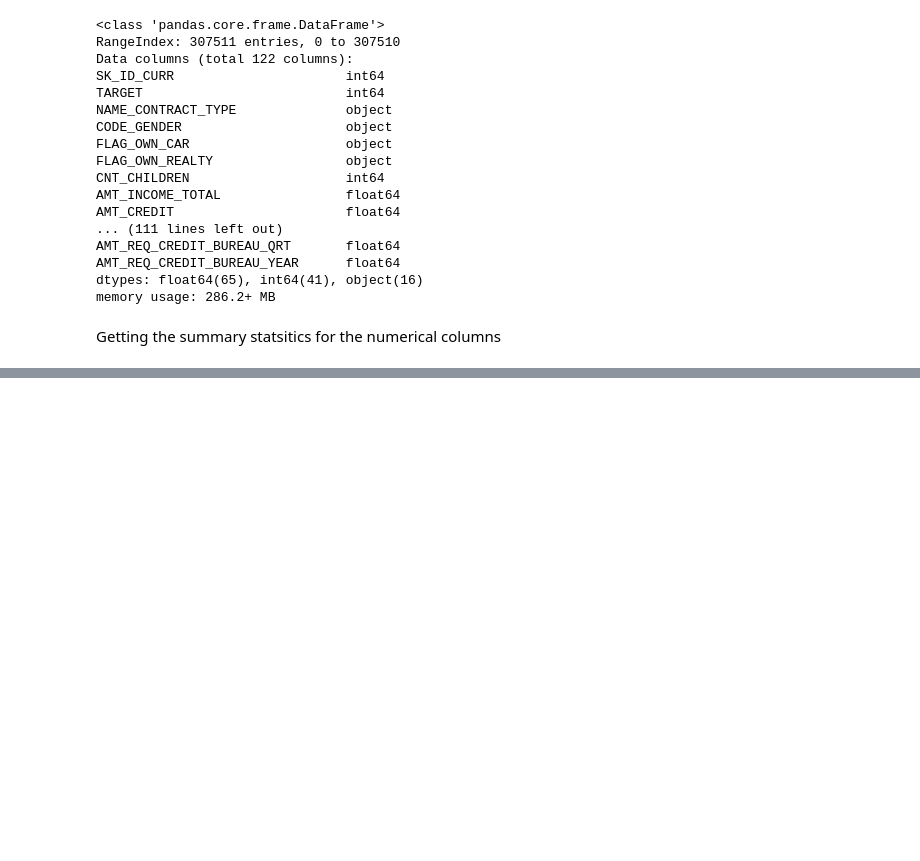
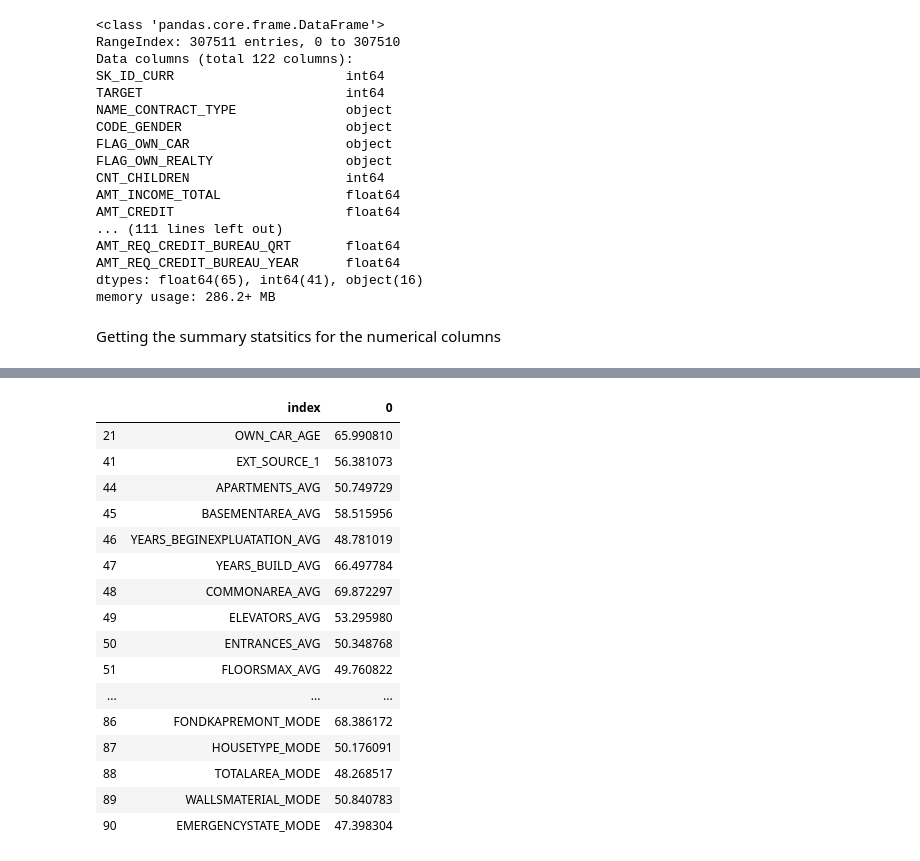
Before and after one commit to padma-it/DataScienceCaseStudies, a Jupyter notebook: Credit EDA/EDA Case Study - Bank Loan - Amrita.ipynb, the cells around one changed output, grey strips where cells are left out. Saved outputs shown, nothing was run; the diff lists cells and outputs as text; code cells hidden in the pictures; blank space fills up the shorter version.

```diff
--- a/Credit EDA/EDA Case Study - Bank Loan - Amrita.ipynb
+++ b/Credit EDA/EDA Case Study - Bank Loan - Amrita.ipynb
@@ -146,0 +129,22 @@ AMT_REQ_CREDIT_BUREAU_YEAR 41519
+# %%
+# more than or equal to 40% empty rows columns
+null_col_40 = null_applicationDF[null_applicationDF[0]>=40]
+null_col_40
+# %% [output]
+|  | index | 0 |
+| 21 | OWN_CAR_AGE | 65.990810 |
+| 41 | EXT_SOURCE_1 | 56.381073 |
+| 44 | APARTMENTS_AVG | 50.749729 |
+| 45 | BASEMENTAREA_AVG | 58.515956 |
+| 46 | YEARS_BEGINEXPLUATATION_AVG | 48.781019 |
+| 47 | YEARS_BUILD_AVG | 66.497784 |
+| 48 | COMMONAREA_AVG | 69.872297 |
+| 49 | ELEVATORS_AVG | 53.295980 |
+| 50 | ENTRANCES_AVG | 50.348768 |
+| 51 | FLOORSMAX_AVG | 49.760822 |
+| ... | ... | ... |
+| 86 | FONDKAPREMONT_MODE | 68.386172 |
+| 87 | HOUSETYPE_MODE | 50.176091 |
+| 88 | TOTALAREA_MODE | 48.268517 |
+| 89 | WALLSMATERIAL_MODE | 50.840783 |
+| 90 | EMERGENCYSTATE_MODE | 47.398304 |
```
Also changed, not shown: parts of 27 cells of this notebook.
